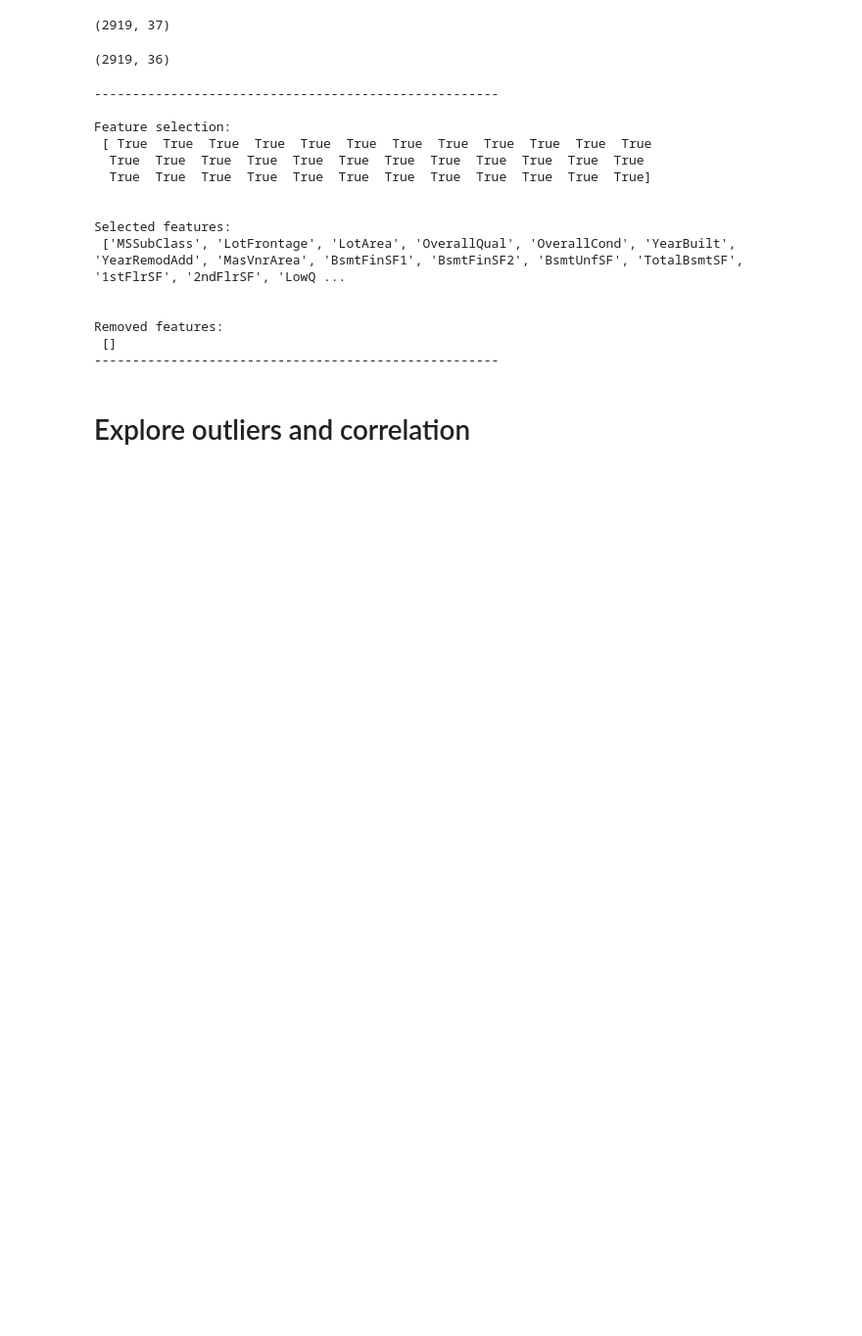
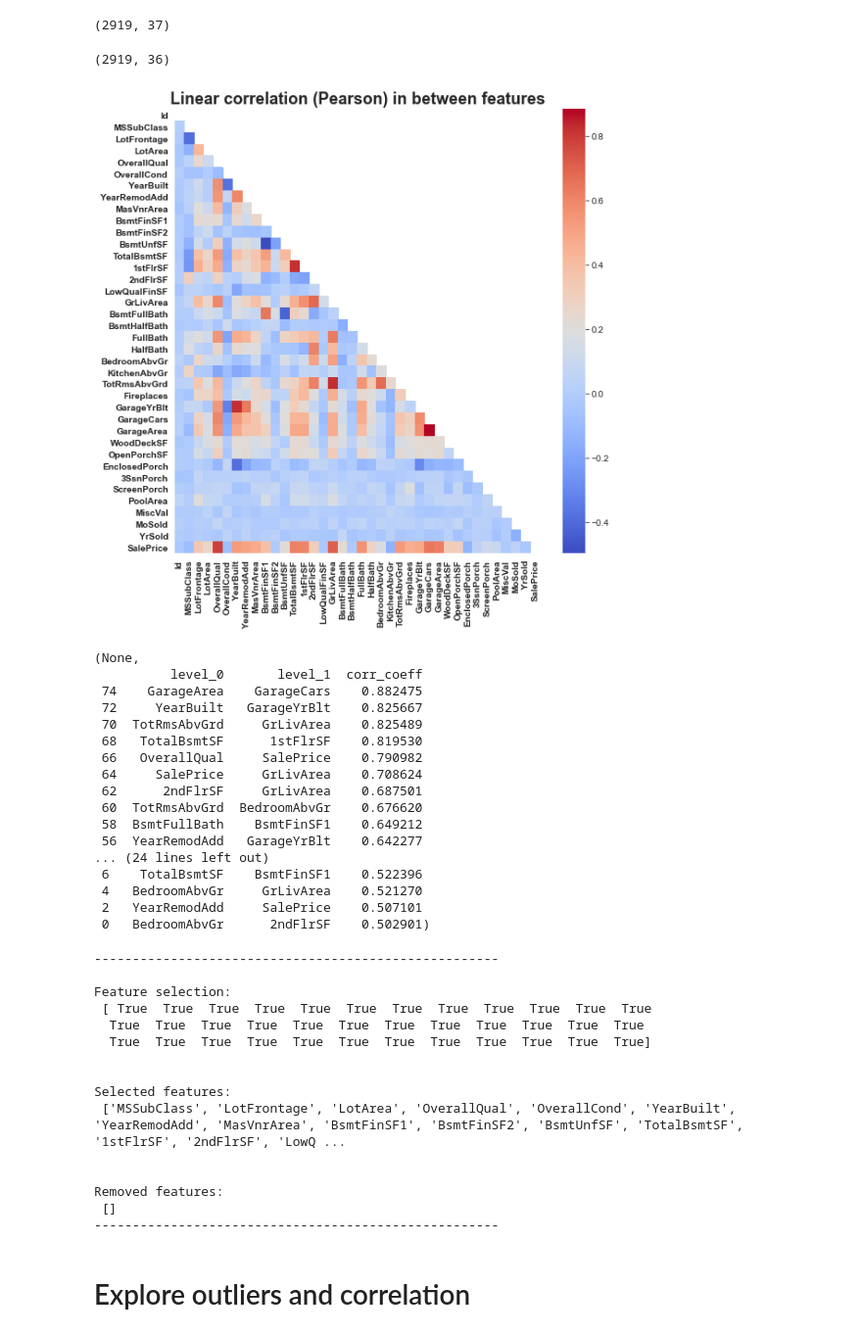
Before and after one commit to Remus9744/P8_Predict_House_Prices, a Jupyter notebook: P8_Notebook_Kaggle.ipynb, the cells around one changed output. Shown at 98% size. Cells and saved outputs as stored; diff of their text form; code cells hidden in the pictures; blank space fills up the shorter version.

```diff
--- a/P8_Notebook_Kaggle.ipynb
+++ b/P8_Notebook_Kaggle.ipynb
@@ -313,6 +313,31 @@ df_all_02 = df_all_02.drop(['Id'], axis=1)
 df_all_02.shape
 # %% [output]
 (2919, 36)
+# %%
+# Param
+path = 'Figures/P8_Pearsons_Corr_train.jpg'
+
+# Plot and save Pearson corr
+Matrice_Pearson_Data(df_train, path, 0.5)
+# %% [output]
+[figure, added]
+(None,
+          level_0       level_1  corr_coeff
+ 74    GarageArea    GarageCars    0.882475
+ 72     YearBuilt   GarageYrBlt    0.825667
+ 70  TotRmsAbvGrd     GrLivArea    0.825489
+ 68   TotalBsmtSF      1stFlrSF    0.819530
+ 66   OverallQual     SalePrice    0.790982
+ 64     SalePrice     GrLivArea    0.708624
+ 62      2ndFlrSF     GrLivArea    0.687501
+ 60  TotRmsAbvGrd  BedroomAbvGr    0.676620
+ 58  BsmtFullBath    BsmtFinSF1    0.649212
+ 56  YearRemodAdd   GarageYrBlt    0.642277
+... (24 lines left out)
+ 6    TotalBsmtSF    BsmtFinSF1    0.522396
+ 4   BedroomAbvGr     GrLivArea    0.521270
+ 2   YearRemodAdd     SalePrice    0.507101
+ 0   BedroomAbvGr      2ndFlrSF    0.502901)
 # %%
 # Check if some col can be removed due to low var threshold
 from sklearn.feature_selection import VarianceThreshold
```
Also changed, not shown: parts of 5 cells of this notebook.
